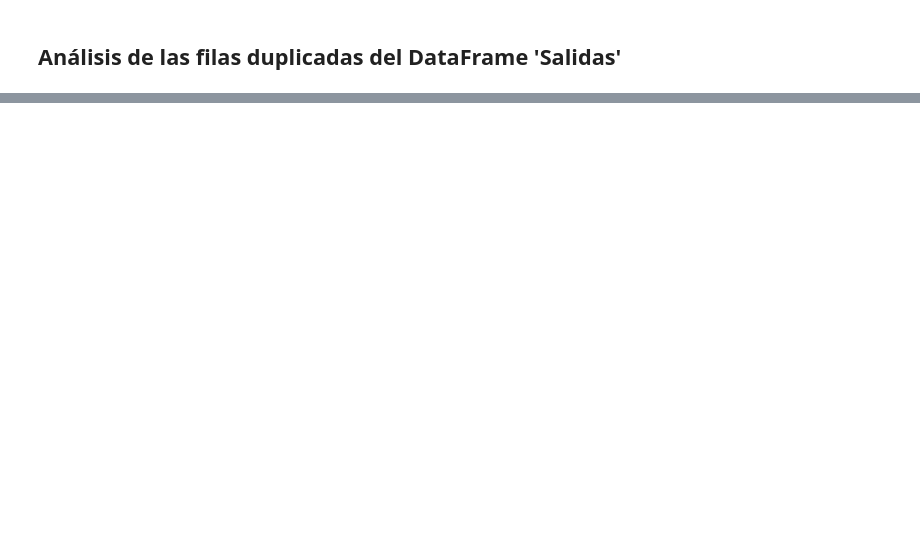
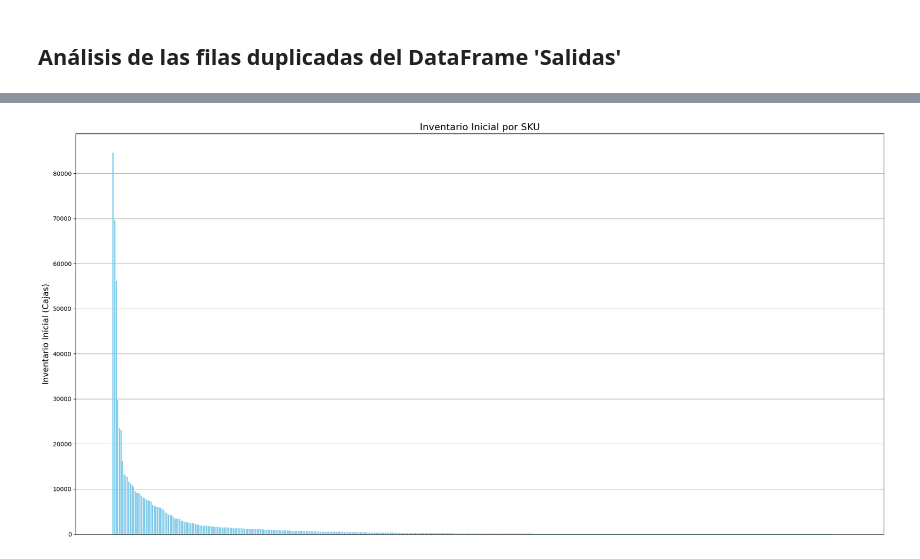
Before and after one commit to ValentinaJimenezTorres/CA_inventarios, a Jupyter notebook: b_exploracion_limpieza.ipynb, the cells around one changed output, grey strips where cells are left out. Drawn from its saved outputs; the diff is of its cells as text; code cells hidden in the pictures; blank space fills up the shorter version.

Commit message:
se inicia exploración de datos y se realiza pareto sobre inventario inicial

```diff
--- a/b_exploracion_limpieza.ipynb
+++ b/b_exploracion_limpieza.ipynb
@@ -121,0 +168,7 @@ duplicados_salidas
+# %%
+# Convertir los SKUs a cadenas de texto pues estas son categorías y también con la intención de que no presente conflicto con plt.bar()
+df_inventario_inicial['SKU'] = df_inventario_inicial['SKU'].astype(str)
+# %%
+# Ordenamos el DataFrame en orden de mayor a menor según la columna 'Inventario Inicial (Cajas)'
+df_inventario_inicial = df_inventario_inicial.sort_values(by='Inventario Inicial (Cajas)', ascending=False)
+df_inventario_inicial
@@ -121,0 +189,12 @@ duplicados_salidas
+# %%
+#Revisamos visualmente la distribución de los datos
+plt.figure(figsize=(20, 10)) #Crear una figura
+plt.bar(df_inventario_inicial['SKU'], df_inventario_inicial['Inventario Inicial (Cajas)'], color='skyblue') # Graficar los datos
+plt.title('Inventario Inicial por SKU', fontsize=16) #Configurar títulos y etiquetas
+plt.ylabel('Inventario Inicial (Cajas)', fontsize=14) #Configurar títulos y etiquetas
+plt.xticks([])  #Esto elimina las etiquetas de los SKUs en el eje X
+plt.grid(True) #Agregar una cuadrícula
+plt.tight_layout()
+plt.show()
+# %% [output]
+[figure, added]
```
Also changed, not shown: parts of 18 cells of this notebook.
